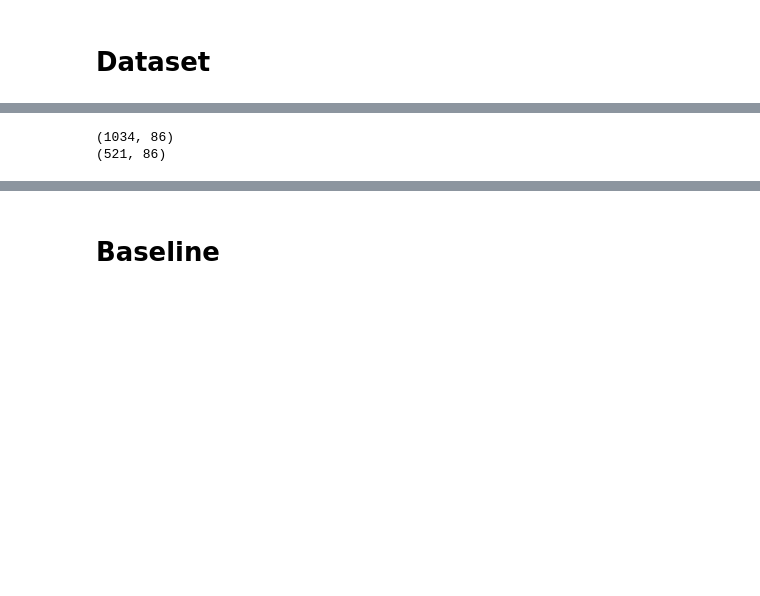
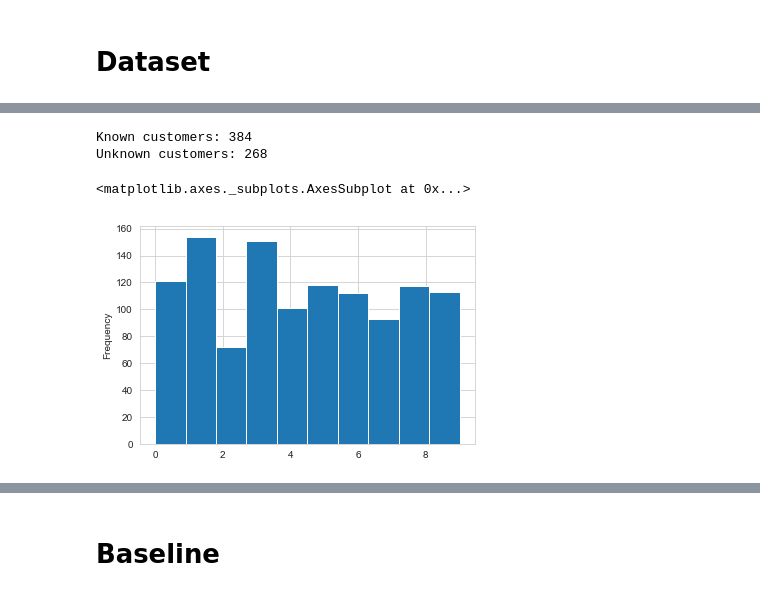
Before and after one commit to zipjet/bi-churn-analysis, a Jupyter notebook: python/churn_predictions.ipynb, the cells around one changed output, grey strips where cells are left out. Drawn from its saved outputs; the diff is of its cells as text; code cells hidden in the pictures; blank space fills up the shorter version.

```diff
--- a/python/churn_predictions.ipynb
+++ b/python/churn_predictions.ipynb
@@ -69,8 +108,10 @@ df_comp['last_revenue_brutto_diff'] = df_comp.revenue_brutto - df_comp.last_orde
 df_comp = df_comp.drop(['next_order_date', 'last_order_date', 'last_order_revenue_brutto'], axis=1)
 # %%
 # frequencies per each cluster, calcualted based on all customers
-cluster_frequencies = df_comp.groupby('cluster')['days_until_next_comp'].median().reset_index()
-cluster_frequencies = cluster_frequencies.rename(columns={'days_until_next_comp': 'cluster_median_freq'})
-df_comp = df_comp.merge(cluster_frequencies, on='cluster', how='left')
+cluster_frequencies = df_comp.groupby('cluster_city').agg({'days_until_next_comp': 'median',
+                                                           'weeks_until_next_comp': 'median'}).reset_index()
+cluster_frequencies = cluster_frequencies.rename(columns={'days_until_next_comp': 'cluster_median_freq_days',
+                                                          'weeks_until_next_comp': 'cluster_median_freq_weeks'})
+df_comp = df_comp.merge(cluster_frequencies, on='cluster_city', how='left')
 # %%
 df_comp.to_csv('../data/old/comp_orders.csv', index=False)
@@ -94,9 +131,9 @@ sns.lineplot(data=df_comp.loc[df_comp.customer_db_id == '586c07be447709cd6c8b46b
 num_completed_orders = 3
 # %%
 cust_ids_excl = df_comp.loc[(df_comp.city != 'London') |
-                            (df_comp.days_until_next_comp > 150) | (df_comp.days_until_next_comp == 0) |
-                            (df_comp.days_since_last_comp > 150) | (df_comp.days_since_last_comp == 0) |
-                            (df_comp.revenue > 50) | (df_comp.corporate) |
+                            (df_comp.days_until_next_comp > 90) | (df_comp.days_until_next_comp <= 2) |
+                            (df_comp.days_since_last_comp > 90) | (df_comp.days_since_last_comp <= 2) |
+                            (df_comp.revenue > 50) | (df_comp.corporate) | (df_comp.voucher_channel.str.contains('CC')) |
                             (df_comp.completed_orders < num_completed_orders)].customer_db_id.unique().tolist()
 print(len(cust_ids_excl), '/', df_comp.customer_db_id.nunique())
 # %% [output]
@@ -123,6 +149,0 @@ df_known = df_last_order[df_last_order.completed_orders > num_completed_orders]
-# %%
-print(df_known.shape)
-print(df_unknown.shape)
-# %% [output]
-(1034, 86)
-(521, 86)
@@ -131,0 +150,20 @@ print(df_unknown.shape)
+# %%
+known_cust = df_city[df_city.completed_orders > num_completed_orders].customer_db_id.unique()
+unknown_cust = df_city[df_city.completed_orders == num_completed_orders].customer_db_id.unique()
+
+df_known = df_city.loc[df_city.customer_db_id.isin(known_cust)]
+df_unknown = df_city.loc[df_city.customer_db_id.isin(unknown_cust)]
+# %%
+print('Known customers:', len(known_cust))
+print('Unknown customers:', len(unknown_cust))
+# %% [output]
+Known customers: 384
+Unknown customers: 268
+# %%
+df_known['days_until_next_comp_bin_cat'] = pd.qcut(df_known.days_until_next_comp.sort_values(), 10)
+df_known['days_until_next_comp_bin'] = pd.qcut(df_known.days_until_next_comp.sort_values(), 10, labels=False)
+# %%
+df_known.days_until_next_comp_bin.plot(kind='hist', bins=10)
+# %% [output]
+<matplotlib.axes._subplots.AxesSubplot at 0x...>
+[figure, added]
```
Also changed, not shown: parts of 78 cells of this notebook.
